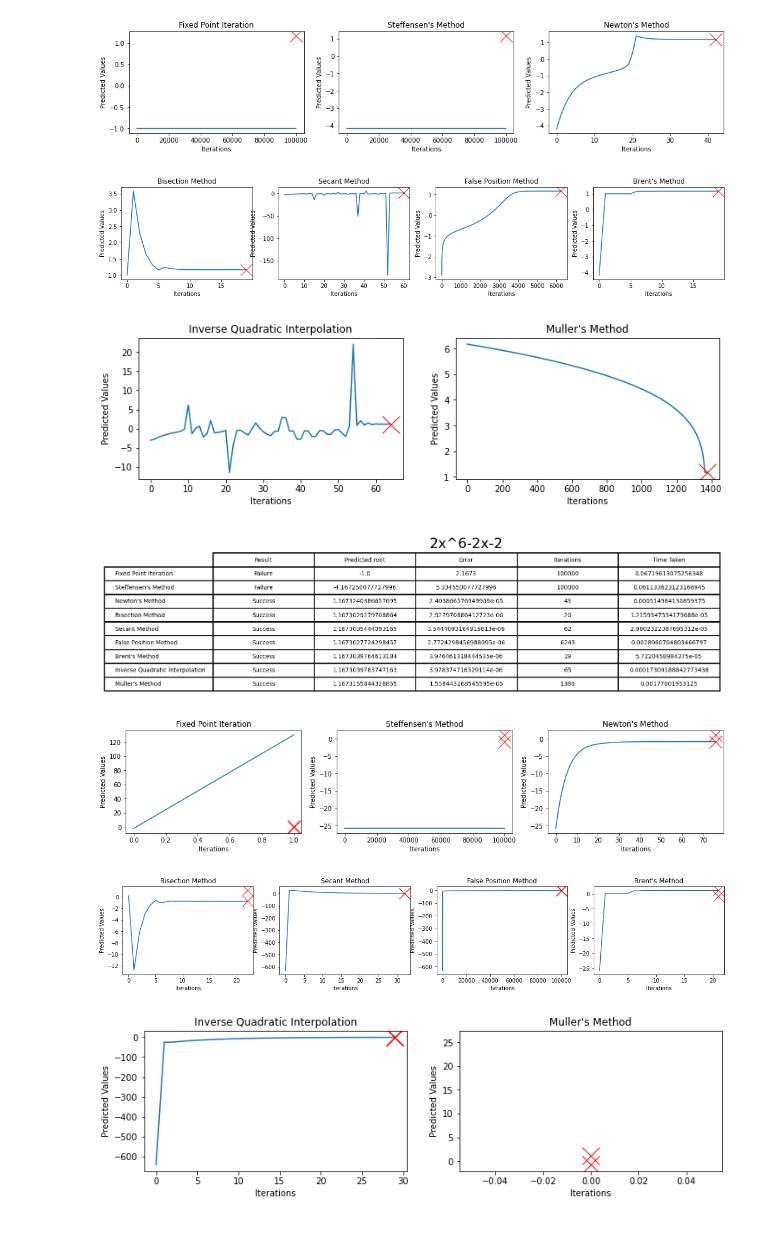
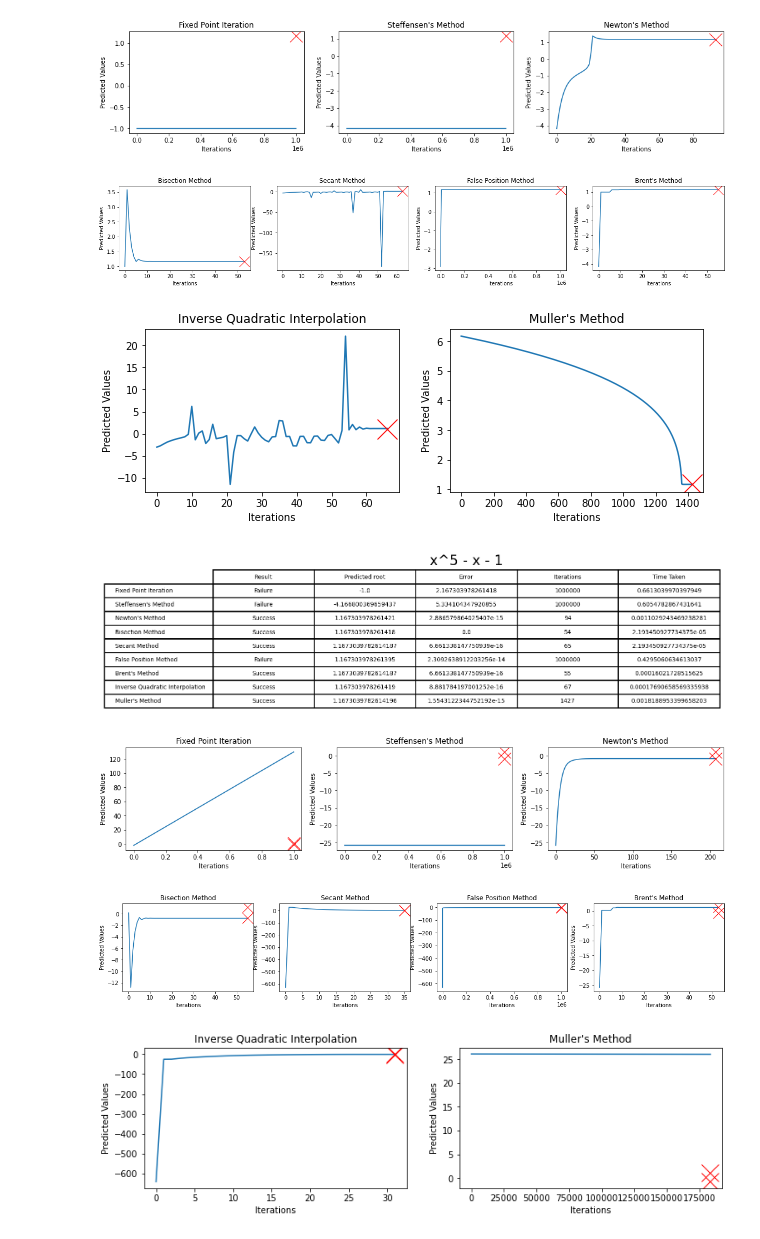
Before and after one commit to AshKhanNY/CS_301, a Jupyter notebook: Final/final.ipynb, the cells around one changed output. Saved outputs shown, nothing was run; the diff lists cells and outputs as text; code cells hidden in the pictures.

```diff
--- a/Final/final.ipynb
+++ b/Final/final.ipynb
@@ -79,7 +79,7 @@ def secant(f, p0, p1, tol, max_iter):
     for i in range(2, max_iter):
         p = p1 - (q1*(p1-p0))/(q1-q0)
         progress.append(p)
-        if abs(f(p)) < tol:
+        if abs(p - p1) < tol:
             end = time.time()
             return "Success", p, i, progress, end-start
         p0 = p1
@@ -204,14 +204,20 @@ def muller(f, p0, p1, p2, tol, max_iter):
     return "Failure", p, max_iter, progress, end-start
 # %%
 # Constants
-maximum_iterations, tolerance = 100000, 1e-5
-equations = ["x^5 - x - 1", "2x^6-2x-2", "5x^7-4x^6-4x-9"]
-solutions = [[1.16730],
-             [-0.77808, 1.13472],
-             [1.32609]]
+maximum_iterations, tolerance = 1000000, 1e-15
+equations = ["x^5 - x - 1", "2x^6-2x-2", "5x^7-4x^6-4x-9", "x^5-x^4-5x-5", "6x^6-5x^5-4x-6", "9x^7-8*x^5-3*x-1"]
+solutions = [[1.167303978261418],
+             [-0.77808959867860, 1.134724138401519],
+             [1.326090142391429],
+             [1.976004543061866],
+             [-0.78357259113059, 1.313339099165451],
+             [-1.04032827091737, -0.32483379615446, 1.092711523209693]]
 predictions = [[-9.16730, -4.16730, 6.16730],
                [-50.77808, -25.77808, 26.13472],
-               [-191.32609, -99.32609, 101.32609]]
+               [-191.32609, -99.32609, 101.32609],
+               [3.976, 0.97600, 2.97600],
+               [5.31334, -2.78357, 3.31334],
+               [-4.04033, -3.04033, 4.09271]]
 # Data Storage
 data  = []
 def storeData(msg, root, actual_root, iters, time_taken):
@@ -261,7 +267,7 @@ for i in answer:
     ax[2].plot(len(path)-1, i, marker="x", markersize=20, markeredgecolor="red")
 
 # Graphing results of all methods
-fig, ax = plt.subplots(nrows=1, ncols=4, figsize= (19, 3))
+fig, ax = plt.subplots(nrows=1, ncols=4, figsize= (21, 3))
 
 # Bisection method graph
 outcome, output, iterations, path, t = bisection(equation, prediction[1], prediction[2], tolerance, maximum_iterations)
@@ -299,44 +305,44 @@ storeData(outcome, output, answer[0], iterations, t)
 ax[3].title.set_text("Brent's Method")
 ax[3].set_xlabel("Iterations")
 ax[3].set_ylabel("Predicted Values")
 ax[3].plot([i for i in range(len(path))], path)
 for i in answer:
     ax[3].plot(len(path)-1, i, marker="x", markersize=20, markeredgecolor="red")
 
 # Graphing results of all methods
-fig, ax = plt.subplots(nrows=1, ncols=2, figsize= (12, 3))
+fig, ax = plt.subplots(nrows=1, ncols=2, figsize= (10, 3))
 
 # Inverse Quadratic Interpolation
 outcome, output, iterations, path, t = inverse_quadratic(equation, prediction[0], prediction[1], prediction[2], tolerance, maximum_iterations)
 storeData(outcome, output, answer[0], iterations, t)
 ax[0].title.set_text("Inverse Quadratic Interpolation")
 ax[0].set_xlabel("Iterations")
 ax[0].set_ylabel("Predicted Values")
 ax[0].plot([i for i in range(len(path))], path)
 for i in answer:
     ax[0].plot(len(path)-1, i, marker="x", markersize=20, markeredgecolor="red")
 
 
 # Muller's's method graph
 outcome, output, iterations, path, t = muller(equation, prediction[0], prediction[1], prediction[2], tolerance, maximum_iterations)
 storeData("Success", output, answer[0], iterations, t)
 ax[1].title.set_text("Muller's Method")
 ax[1].set_xlabel("Iterations")
 ax[1].set_ylabel("Predicted Values")
 ax[1].plot([i for i in range(len(path))], path)
 for i in answer:
     ax[1].plot(len(path)-1, i, marker="x", markersize=20, markeredgecolor="red")
 # %% [output]
-[figure, old version]
+[figure, new version]
-[figure, old version]
+[figure, new version]
-[figure, old version]
+[figure, new version]
 # %%
 # Putting the results of reliability test 1 into a table
 fig, ax = plt.subplots(dpi=200, figsize = (9,2.15))
 fig.patch.set_visible(False)
 ax.axis('off')
 ax.axis('tight')
-ax.set_title(equations[1])
+ax.set_title(equations[0])
 df = pd.DataFrame({"Result": data[0:45:5], "Predicted root": data[1:45:5], "Error": data[2:45:5],
                    "Iterations": data[3:45:5], "Time Taken": data[4:45:5]})
 ax.table(cellText=df.values, rowLabels=["Fixed Point Iteration", "Steffensen's Method",
@@ -348,7 +354,7 @@ ax.table(cellText=df.values, rowLabels=["Fixed Point Iteration", "Steffensen's M
 fig.tight_layout()
 plt.show()
 # %% [output]
-[figure, old version]
+[figure, new version]
 # %%
 # Reliability test 2
 equation = lambda x: 2*x**6 - 2*x - 2
@@ -456,7 +462,7 @@ ax[1].plot([i for i in range(len(path))], path)
 for i in answer:
     ax[1].plot(len(path)-1, i, marker="x", markersize=20, markeredgecolor="red")
 # %% [output]
-[figure, old version]
+[figure, new version]
-[figure, old version]
+[figure, new version]
-[figure, old version]
+[figure, new version]
 # %%
```
Also changed, not shown: parts of 13 cells of this notebook.
